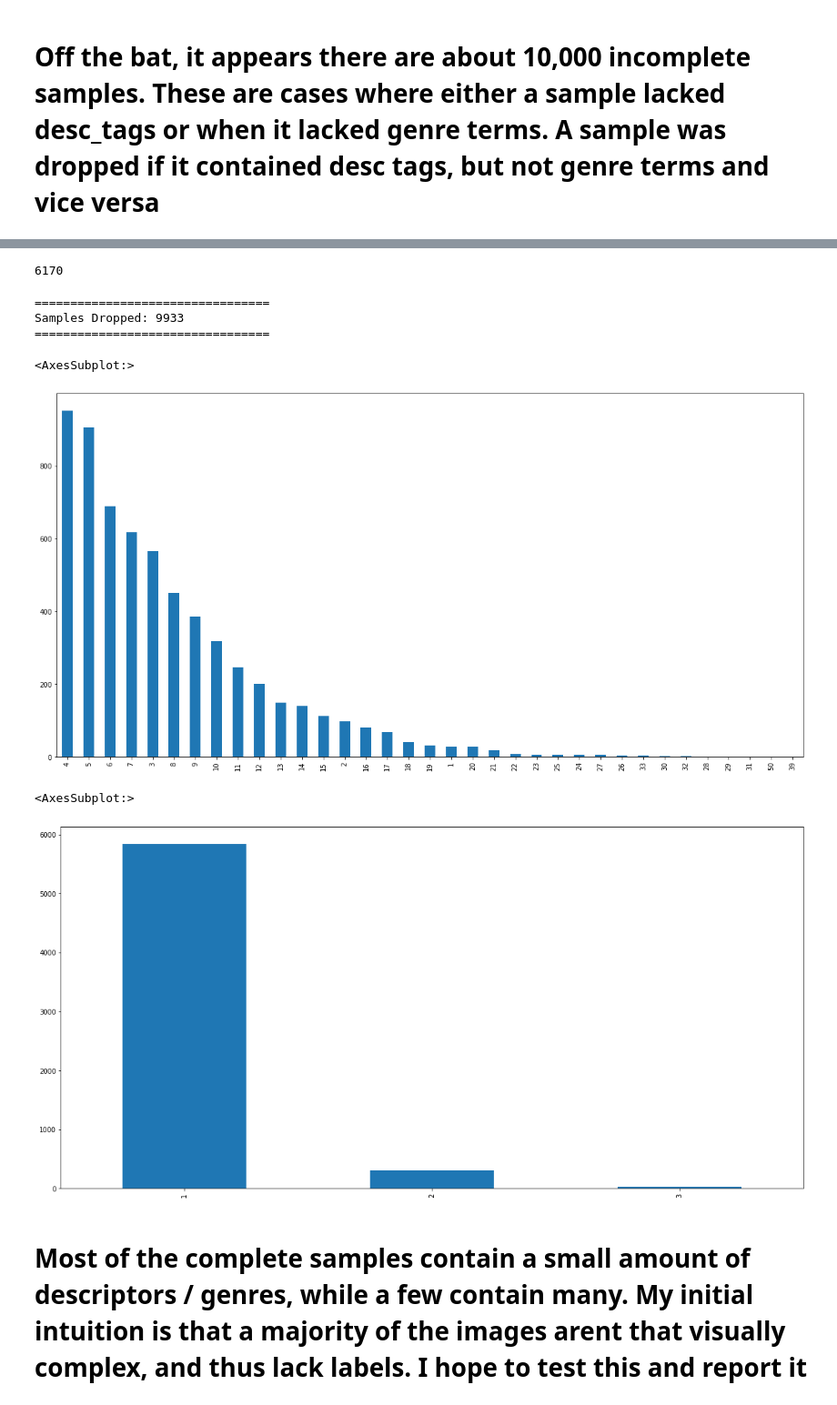
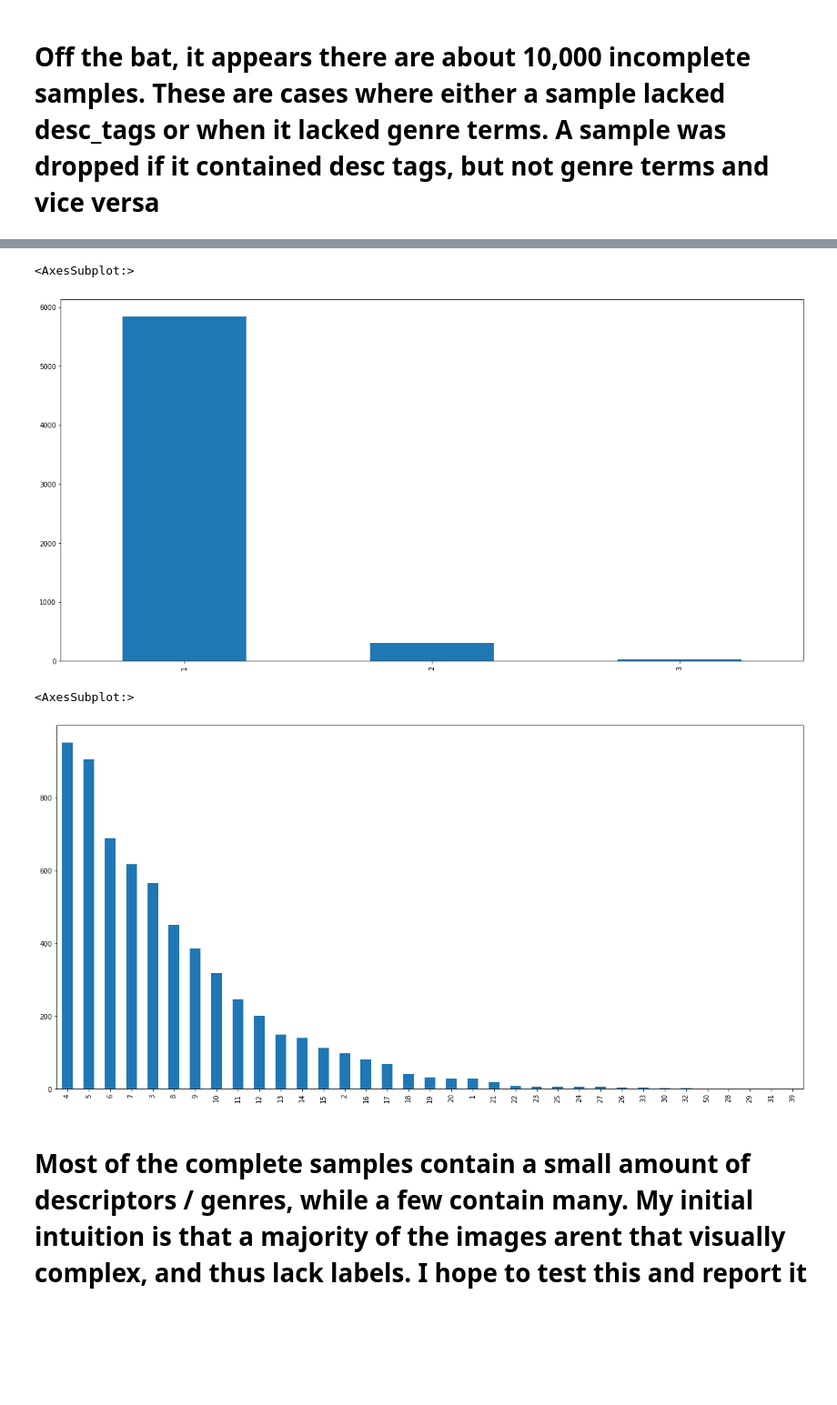
Before and after one commit to KyleCodes/blockprints, a Jupyter notebook: data_exploration.ipynb, the cells around one changed output, grey strips where cells are left out. Shown at 91% size. Saved outputs shown, nothing was run; the diff lists cells and outputs as text; code cells hidden in the pictures; blank space fills up the shorter version.

Commit message:
reworked table building script and re-visualized the histograms

```diff
--- a/data_exploration.ipynb
+++ b/data_exploration.ipynb
@@ -35,0 +17,6 @@ df
+# %%
+df = pd.read_csv('joined_master_sparse.csv')
+df = df[df['num_genres'] != 0]
+df = df[df['num_descriptors'] != 0]
+
+df
@@ -79,22 +62,12 @@ df_enr
-# %%
-len(df_enr)
-# %% [output]
-6170
-# %%
-print('=================================\nSamples Dropped: ' + str(len(df) - len(df_enr)) + '\n=================================')
-# %% [output]
-=================================
-Samples Dropped: 9933
-=================================
 # %%
-df_enr['num_desc_tags'].value_counts().sort_values(ascending = False).plot.bar(figsize = (20,10))
+df['num_genres'].value_counts().plot.bar(figsize = (20, 10))
 # %% [output]
 <AxesSubplot:>
-[figure, old version]
+[figure, new version]
 # %%
-df_enr['num_genres'].value_counts().sort_values(ascending = False).plot.bar(figsize = (20,10))
+df['num_descriptors'].value_counts().plot.bar(figsize = (20, 10))
 # %% [output]
 <AxesSubplot:>
-[figure, old version]
+[figure, new version]
 # %% [markdown]
 # Most of the complete samples contain a small amount of descriptors / genres, while a few contain many. My initial intuition is that a majority of the images arent that visually complex, and thus lack labels. I hope to test this and report it
```
Also changed, not shown: parts of 14 cells of this notebook, 2 other files.
